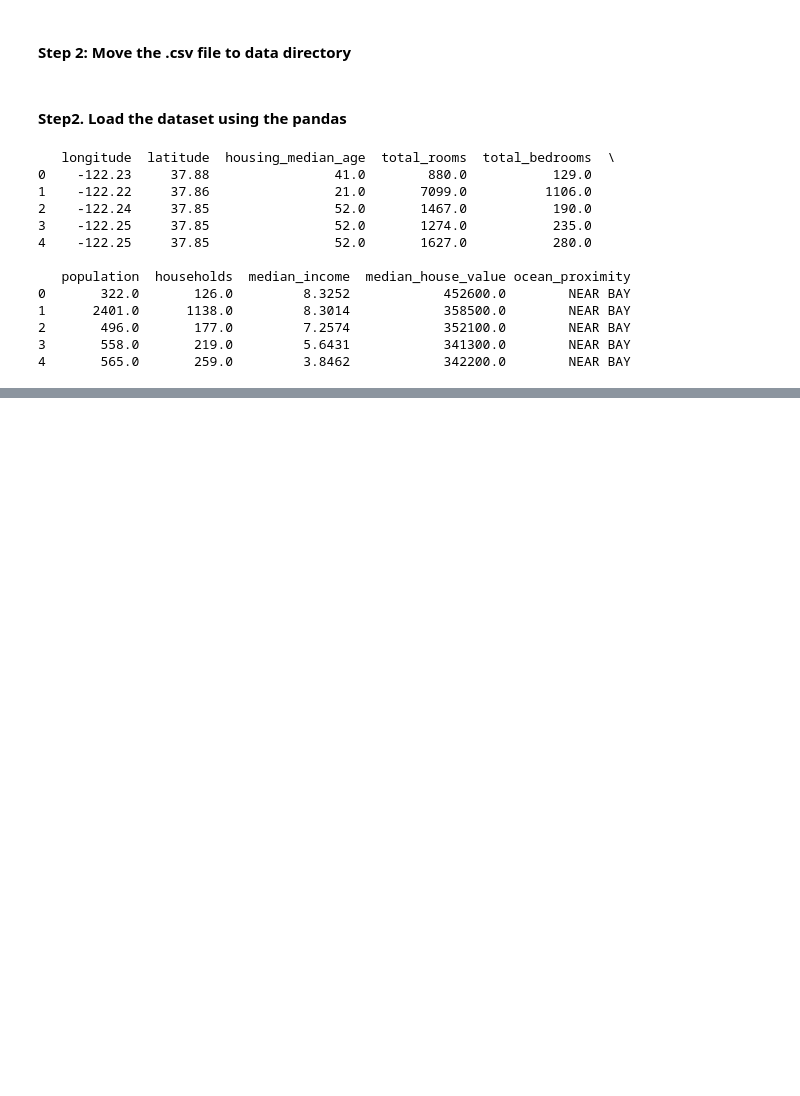
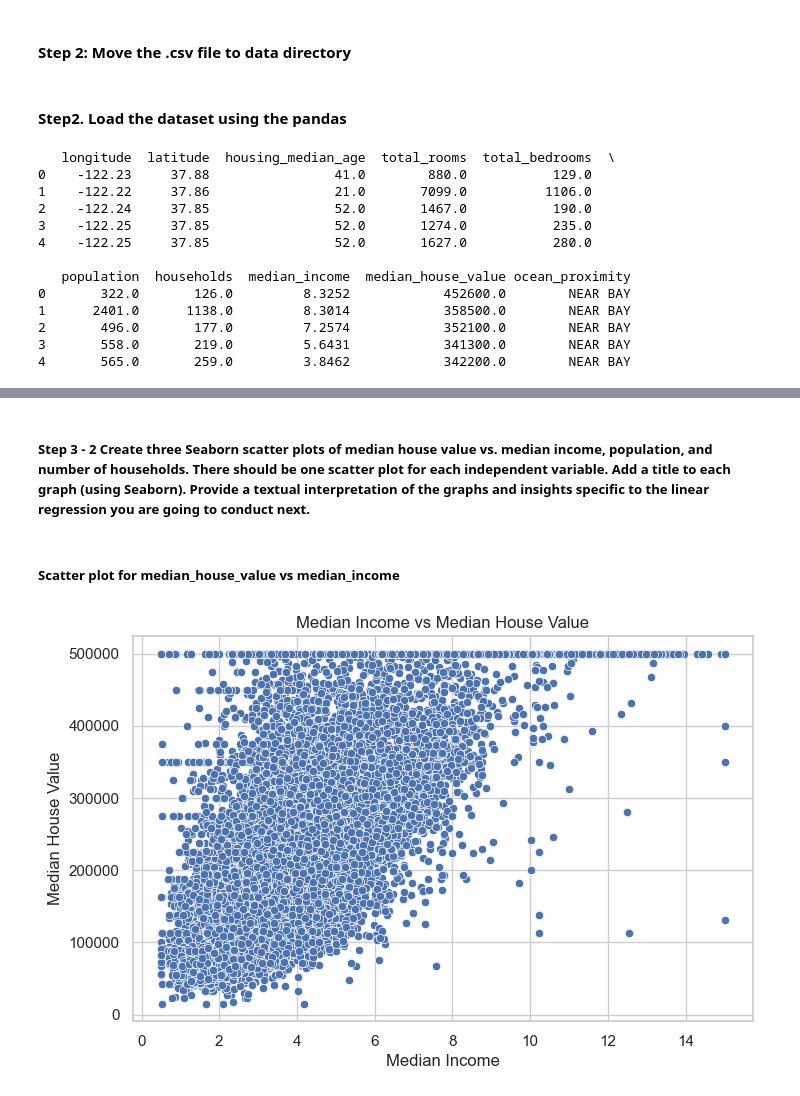
Before and after one commit to theRedeemer997/Practical-Lab-1---Univariate-Linear-Regression-on-the-California-Housing-Prices-Dataset, a Jupyter notebook: practicalLab1.ipynb, the cells around one changed output, grey strips where cells are left out. Saved outputs shown, nothing was run; the diff lists cells and outputs as text; code cells hidden in the pictures; blank space fills up the shorter version.

Commit message:
Completed step 3 - Exploratory Data Analysis

```diff
--- a/practicalLab1.ipynb
+++ b/practicalLab1.ipynb
@@ -56,0 +73,20 @@ print(df.head())
+# %% [markdown]
+##### Step 3 - 2 Create three Seaborn scatter plots of median house value vs. median income, population, and number of households. There should be one scatter plot for each independent variable. Add a title to each graph (using Seaborn). Provide a textual interpretation of the graphs and insights specific to the linear regression you are going to conduct next.
+# %%
+# set the seaborn style
+sns.set(style="whitegrid")
+# %% [markdown]
+##### Scatter plot for median_house_value vs median_income
+# %%
+# Set Seaborn style
+sns.set(style="whitegrid")
+
+# 1. Median Income vs Median House Value
+plt.figure(figsize=(8, 5))
+sns.scatterplot(data=df, x="median_income", y="median_house_value")
+plt.title("Median Income vs Median House Value")
+plt.xlabel("Median Income")
+plt.ylabel("Median House Value")
+plt.show()
+# %% [output]
+[figure, added]
```
Also changed, not shown: parts of 12 cells of this notebook.
